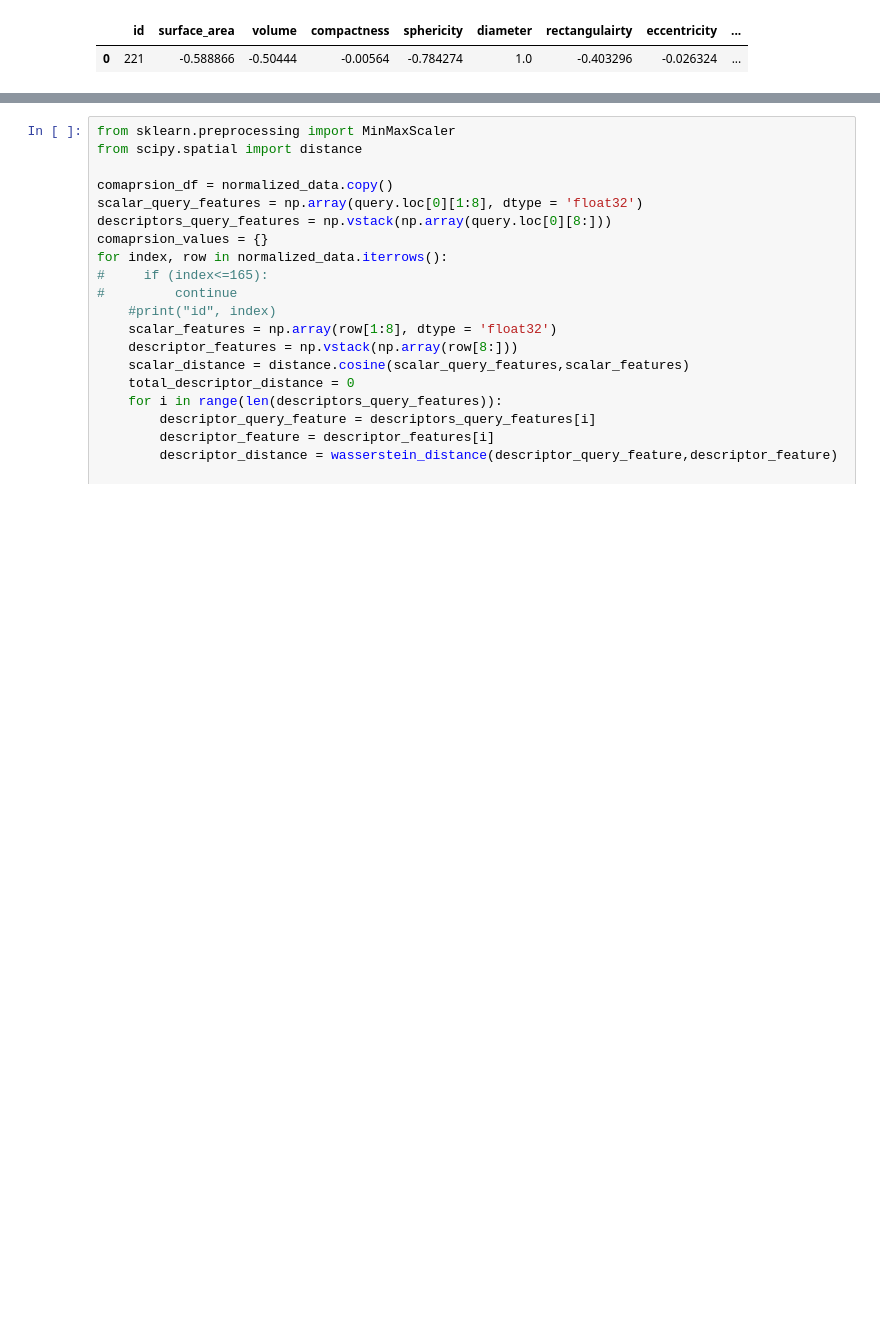
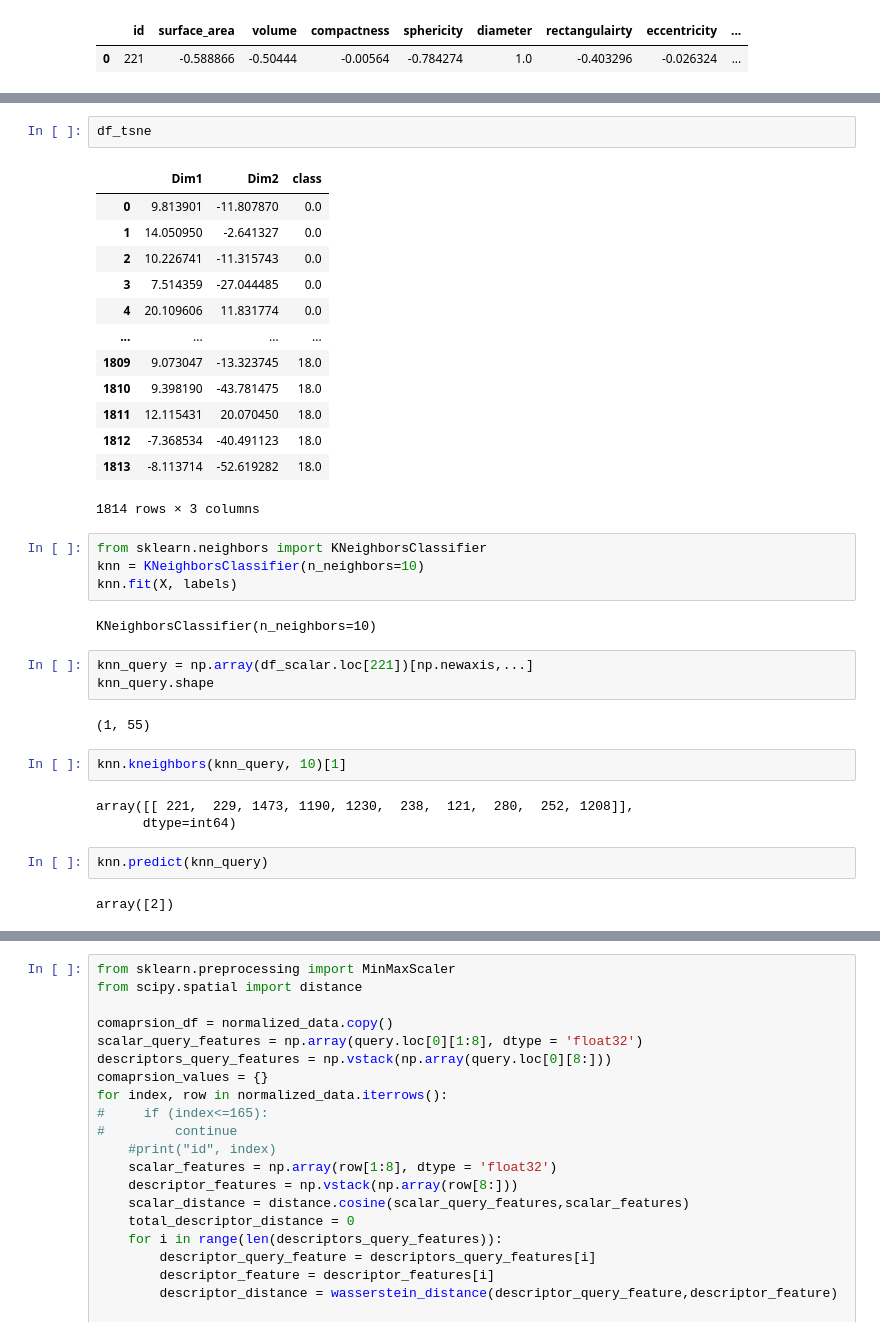
Before and after one commit to rohit-vijayakumar/Content-based-3D-shape-retrieval, a Jupyter notebook: Querying-tSNE.ipynb, the cells around one changed output, grey strips where cells are left out. Drawn from its saved outputs; the diff is of its cells as text; blank space fills up the shorter version.

```diff
--- a/Querying-tSNE.ipynb
+++ b/Querying-tSNE.ipynb
@@ -269,0 +264,36 @@ plt.show()
+# %%
+df_tsne
+# %% [output]
+|  | Dim1 | Dim2 | class |
+| 0 | 9.813901 | -11.807870 | 0.0 |
+| 1 | 14.050950 | -2.641327 | 0.0 |
+| 2 | 10.226741 | -11.315743 | 0.0 |
+| 3 | 7.514359 | -27.044485 | 0.0 |
+| 4 | 20.109606 | 11.831774 | 0.0 |
+| ... | ... | ... | ... |
+| 1809 | 9.073047 | -13.323745 | 18.0 |
+| 1810 | 9.398190 | -43.781475 | 18.0 |
+| 1811 | 12.115431 | 20.070450 | 18.0 |
+| 1812 | -7.368534 | -40.491123 | 18.0 |
+| 1813 | -8.113714 | -52.619282 | 18.0 |
+1814 rows × 3 columns
+# %%
+from sklearn.neighbors import KNeighborsClassifier
+knn = KNeighborsClassifier(n_neighbors=10)
+knn.fit(X, labels)
+# %% [output]
+KNeighborsClassifier(n_neighbors=10)
+# %%
+knn_query = np.array(df_scalar.loc[221])[np.newaxis,...]
+knn_query.shape
+# %% [output]
+(1, 55)
+# %%
+knn.kneighbors(knn_query, 10)[1]
+# %% [output]
+array([[ 221,  229, 1473, 1190, 1230,  238,  121,  280,  252, 1208]],
+      dtype=int64)
+# %%
+knn.predict(knn_query)
+# %% [output]
+array([2])
```
Also changed, not shown: parts of 31 cells of this notebook, 2 other files.
